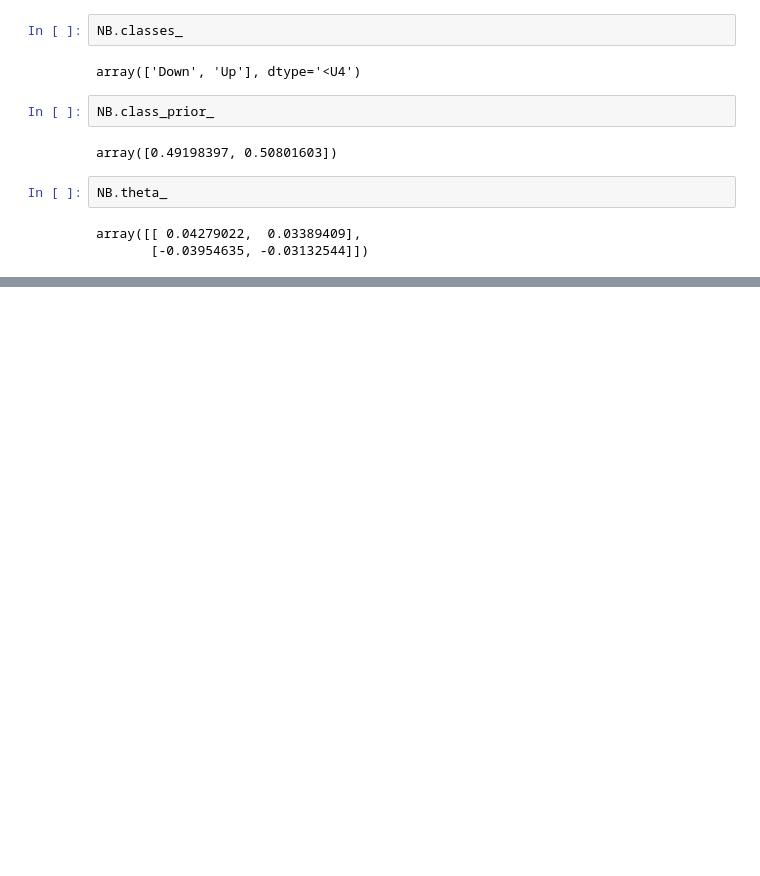
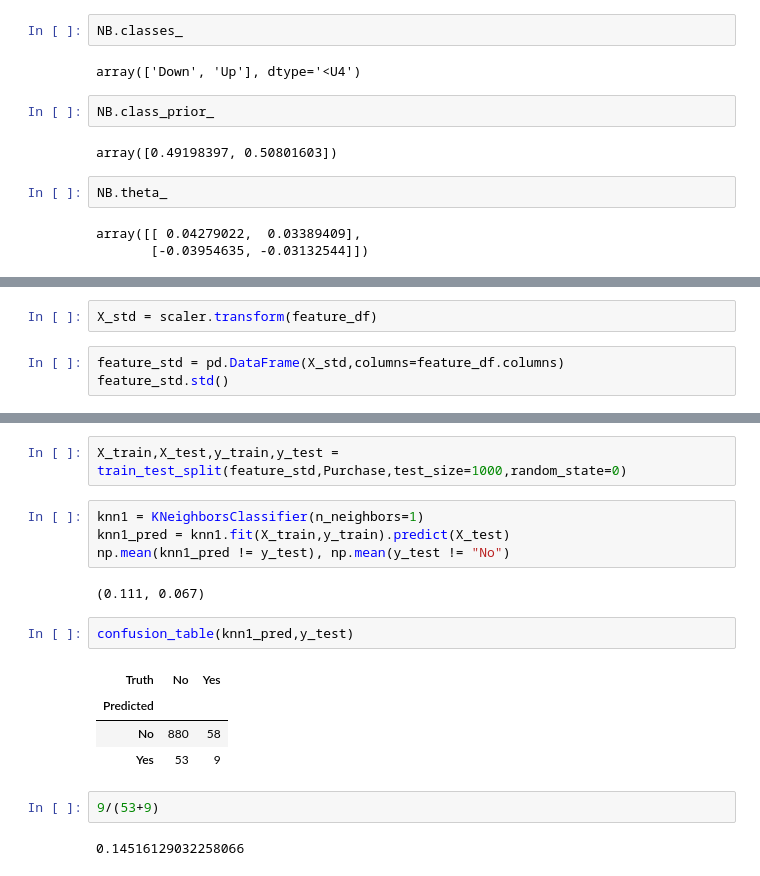
Before and after one commit to Mitfort/StatisticalLearning, a Jupyter notebook: lab4.ipynb, the cells around one changed output, grey strips where cells are left out. Cells and saved outputs as stored; diff of their text form; blank space fills up the shorter version.

```diff
--- a/lab4.ipynb
+++ b/lab4.ipynb
@@ -282,0 +326,5 @@ array([[ 0.04279022,  0.03389409],
+# %%
+X_std = scaler.transform(feature_df)
+# %%
+feature_std = pd.DataFrame(X_std,columns=feature_df.columns)
+feature_std.std()
@@ -282,0 +344,19 @@ array([[ 0.04279022,  0.03389409],
+# %%
+X_train,X_test,y_train,y_test = train_test_split(feature_std,Purchase,test_size=1000,random_state=0)
+# %%
+knn1 = KNeighborsClassifier(n_neighbors=1)
+knn1_pred = knn1.fit(X_train,y_train).predict(X_test)
+np.mean(knn1_pred != y_test), np.mean(y_test != "No")
+# %% [output]
+(0.111, 0.067)
+# %%
+confusion_table(knn1_pred,y_test)
+# %% [output]
+| Truth | No | Yes |
+| Predicted |  |  |
+| No | 880 | 58 |
+| Yes | 53 | 9 |
+# %%
+9/(53+9)
+# %% [output]
+0.14516129032258066
```
Also changed, not shown: parts of 22 cells of this notebook.
